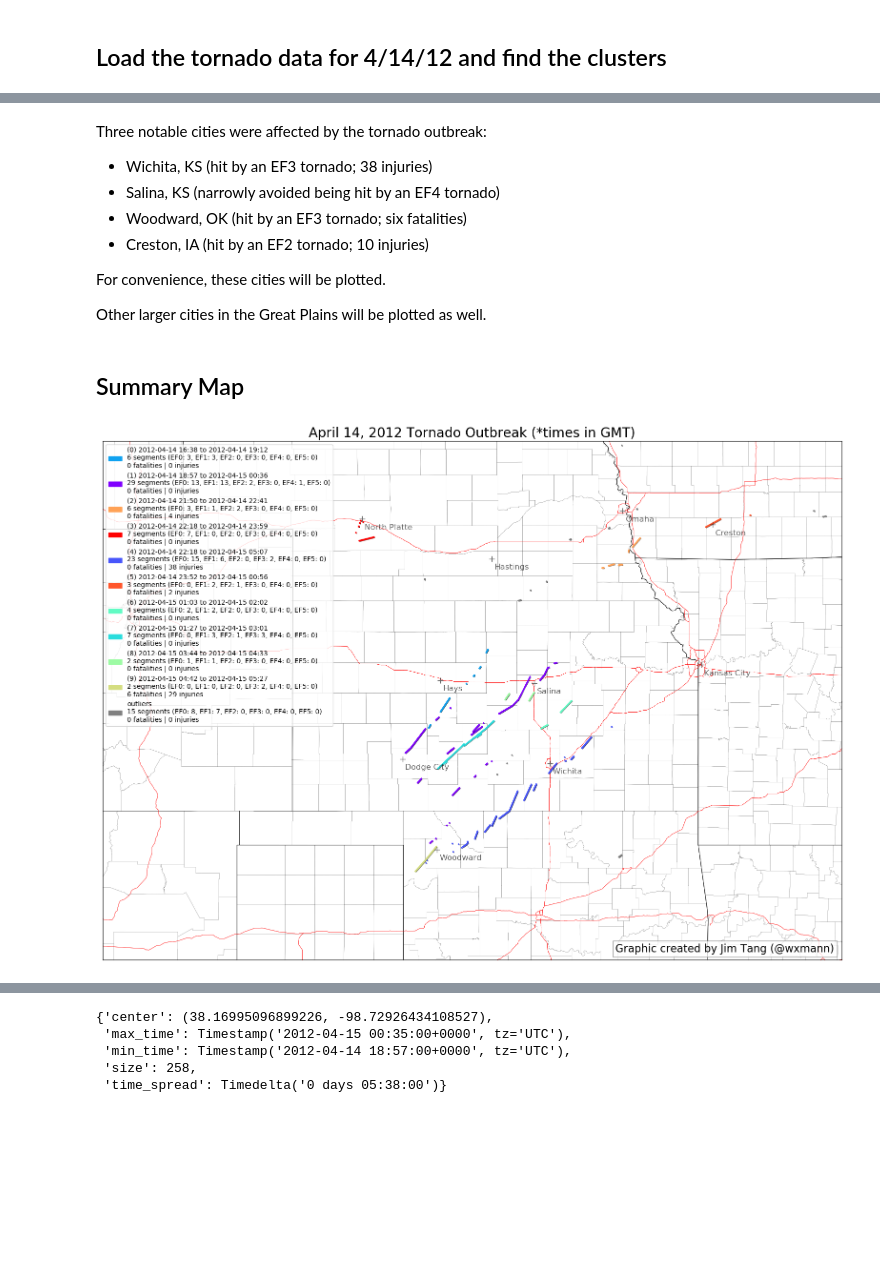
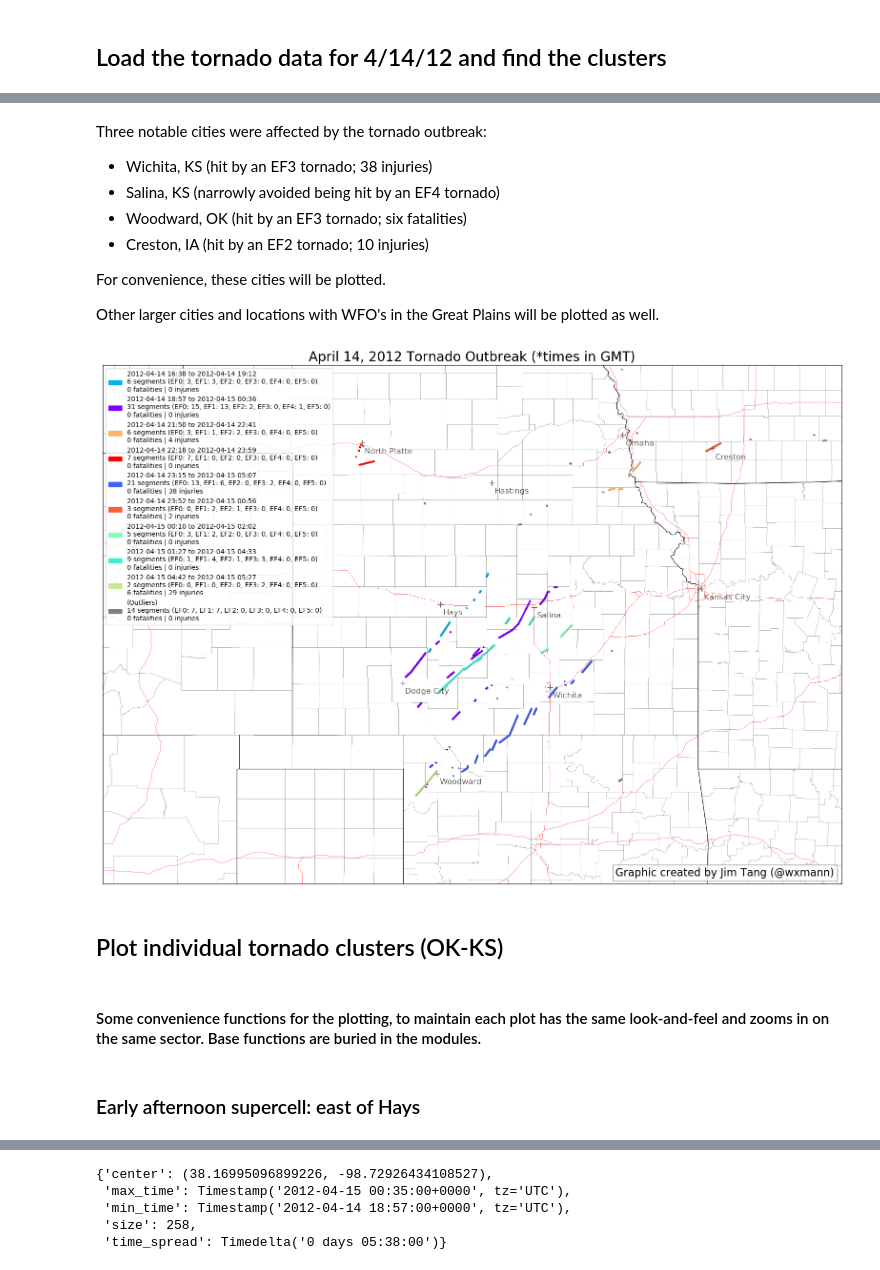
Before and after one commit to wxmann/tc-analysis, a Jupyter notebook: notebooks/Deconstructing the April 14, 2012 Tornado Outbreak.ipynb, the cells around one changed output, grey strips where cells are left out. Saved outputs shown, nothing was run; the diff lists cells and outputs as text; code cells hidden in the pictures; blank space fills up the shorter version.

```diff
--- a/notebooks/Deconstructing the April 14, 2012 Tornado Outbreak.ipynb
+++ b/notebooks/Deconstructing the April 14, 2012 Tornado Outbreak.ipynb
@@ -52,4 +35,4 @@ Three notable cities were affected by the tornado outbreak:
 
 For convenience, these cities will be plotted.
 
-Other larger cities in the Great Plains will be plotted as well.
+Other larger cities and locations with WFO's in the Great Plains will be plotted as well.
@@ -94,2 +38,0 @@ def plot_major_cities(basemap, cities=None, alpha=0.6):
-# %% [markdown]
-## Summary Map
@@ -96,20 +53,40 @@ def plot_major_cities(basemap, cities=None, alpha=0.6):
+# %%
+import matplotlib.patheffects as path_effects
+from wxdata.plotting import bottom_right_textbox
+
+def watermark(fig):
+    bottom_right_textbox(fig.axes[0], 'Graphic created by Jim Tang (@wxmann)')
+
+shadow = path_effects.withSimplePatchShadow(offset=(1, -1), alpha=0.6)
+
+def plot_clusters(cluster_groups, basemap, cluster_colors, noise_color='gray'):
+    leg = LegendBuilder()
+
+    for clust in cluster_groups.clusters:
+        color = cluster_colors[clust.index]
+        plot_points(clust.pts, basemap, color, markersize=1.5, path_effects=[shadow])
+        leg.append(color, clust.describe_tors())
+
+    noise = cluster_groups.noise
+    plot_points(noise.pts, basemap, markersize=1.5, color=noise_color, path_effects=[shadow])
+    leg.append(noise_color, noise.describe_tors())
+
+    leg.plot_legend()
 # %%
-from wxdata.utils import sample_colors
-from wxdata.stormevents.clusters import plot_clusters, legend_labels
-
 fig = plt.figure(figsize=(20, 20), dpi=100)
 
 bbox = (-105.5, -92, 34.8, 42.2)
 colors = sample_colors(len(clusters), 'rainbow')
-bg_map = get_basemap(*bbox)
+bg_map = simple_basemap(bbox, proj='merc')
 plot_clusters(clusters, bg_map, colors)
 
-plt.legend(handles=legend_labels(clusters, colors), loc=2, ncol=1, fontsize='medium')
 plt.title('April 14, 2012 Tornado Outbreak (*times in GMT)', fontsize=20)
-
-watermark(fig.axes[0])
-plot_major_cities(bg_map)
-draw_hways(bg_map)
+watermark(fig)
+plot_cities(cities, bg_map)
 plt.show()
 # %% [output]
-[figure, old version]
+[figure, new version]
+# %% [markdown]
+## Plot individual tornado clusters (OK-KS)
+# %% [markdown]
+#### Some convenience functions for the plotting, to maintain each plot has the same look-and-feel and zooms in on the same sector. Base functions are buried in the modules.
@@ -115,0 +124,2 @@ plt.show()
+# %% [markdown]
+### Early afternoon supercell: east of Hays
```
Also changed, not shown: parts of 26 cells of this notebook, 1 other file.
